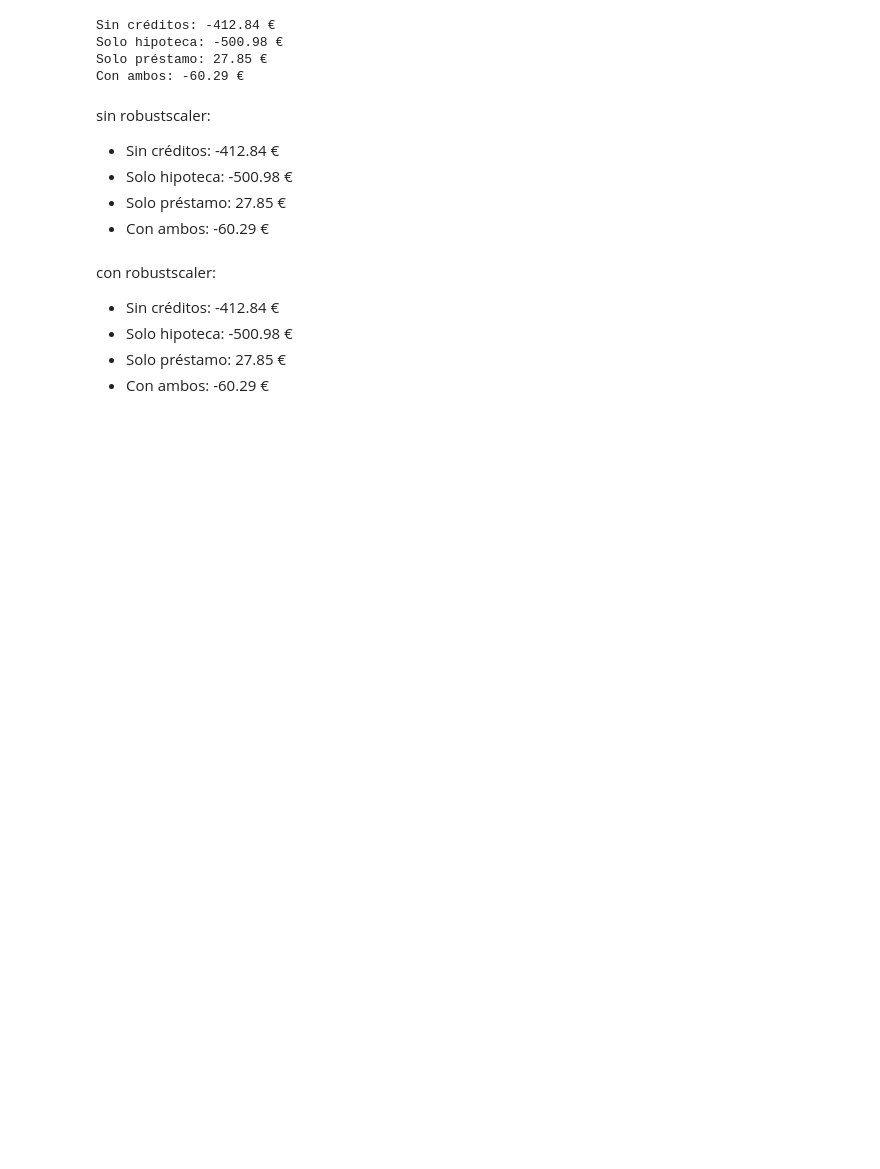
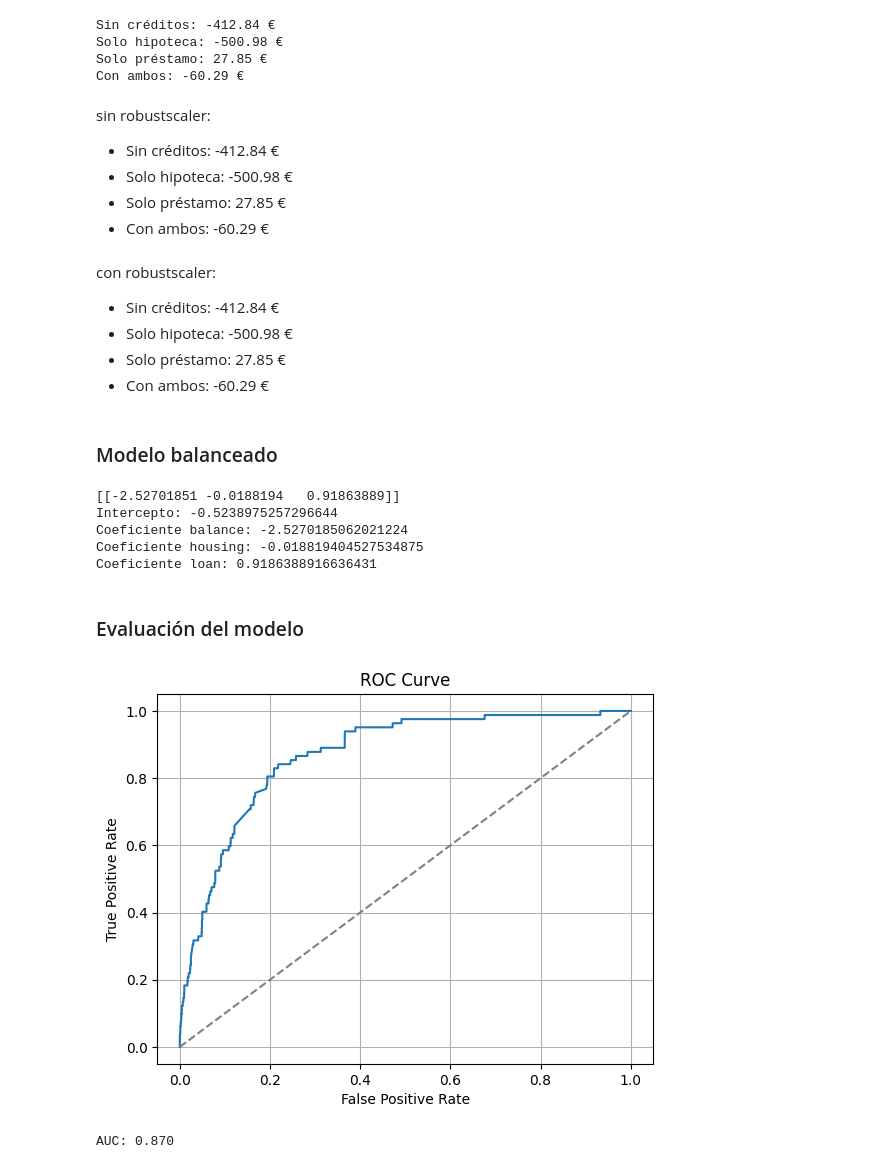
Before and after one commit to MarinaTorba/PersonalDataProrjects, a Jupyter notebook: Equip_9/Scripts/Analisis_Finanzas_250526.ipynb, the cells around one changed output. Drawn from its saved outputs; the diff is of its cells as text; code cells hidden in the pictures; blank space fills up the shorter version.

```diff
--- a/Equip_9/Scripts/Analisis_Finanzas_250526.ipynb
+++ b/Equip_9/Scripts/Analisis_Finanzas_250526.ipynb
@@ -681,3 +726,48 @@ con robustscaler:
 - Solo hipoteca: -500.98 €
 - Solo préstamo: 27.85 €
 - Con ambos: -60.29 €
+# %% [markdown]
+### Modelo balanceado
+# %%
+X = df[['balance_scaled', 'housing', 'loan']]     # predictores
+y = df['default']       # objetivo --> variable binaria
+
+# Dividir los datos en entrenamiento y prueba
+X_train, X_test, y_train, y_test = train_test_split(X, y, test_size=0.2, random_state=42)
+
+# Entrenar el modelo
+model = LogisticRegression(class_weight='balanced')
+model.fit(X_train, y_train)
+
+# Coeficientes y el intercepto
+print(model.coef_)
+print("Intercepto:", model.intercept_[0])
+print("Coeficiente balance:", model.coef_[0][0])
+print("Coeficiente housing:", model.coef_[0][1])
+print("Coeficiente loan:", model.coef_[0][2])
+# %% [output]
+[[-2.52701851 -0.0188194   0.91863889]]
+Intercepto: -0.5238975257296644
+Coeficiente balance: -2.5270185062021224
+Coeficiente housing: -0.018819404527534875
+Coeficiente loan: 0.9186388916636431
+# %% [markdown]
+### Evaluación del modelo
+# %%
+
+y_probs = model.predict_proba(X_test)[:, 1]
+fpr, tpr, _ = roc_curve(y_test, y_probs)
+
+plt.plot(fpr, tpr)
+plt.plot([0,1],[0,1],'--', color='gray')
+plt.xlabel("False Positive Rate")
+plt.ylabel("True Positive Rate")
+plt.title("ROC Curve")
+plt.grid()
+plt.show()
+
+auc = roc_auc_score(y_test, y_probs)
+print(f"AUC: {auc:.3f}")
+# %% [output]
+[figure, added]
+AUC: 0.870
```
Also changed, not shown: parts of 47 cells of this notebook.
